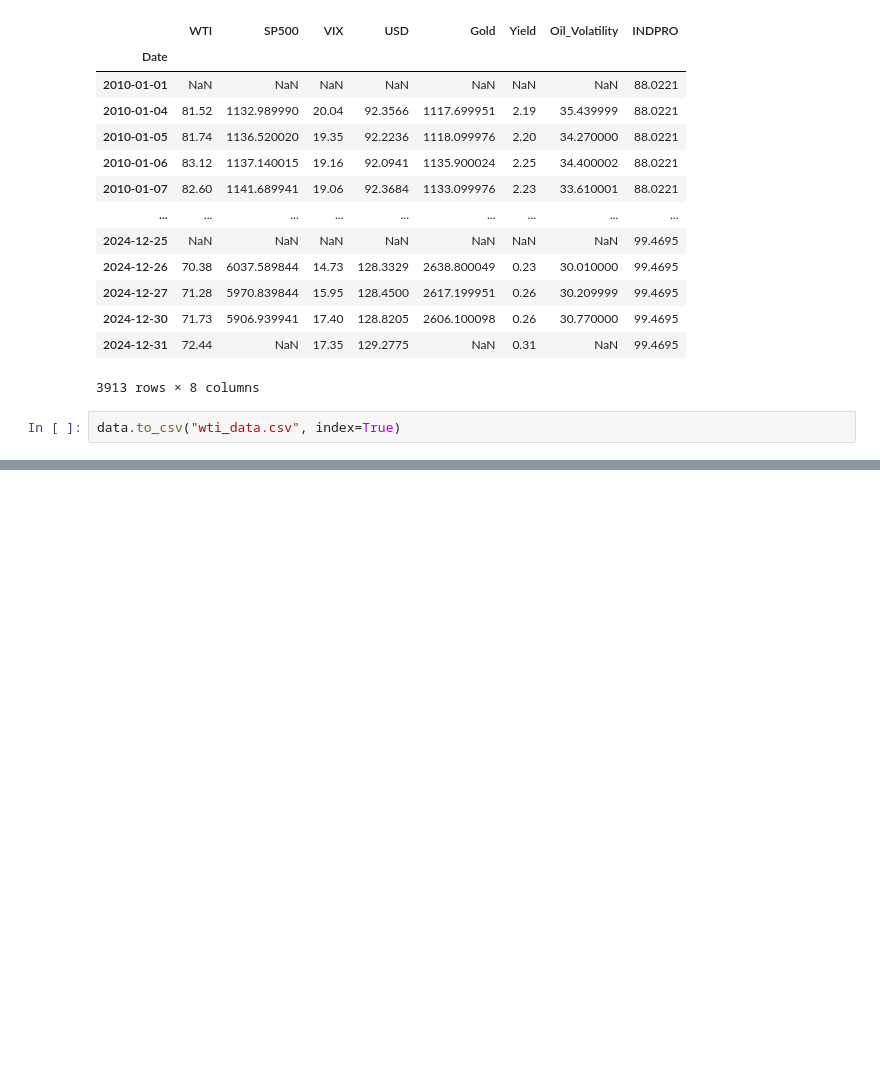
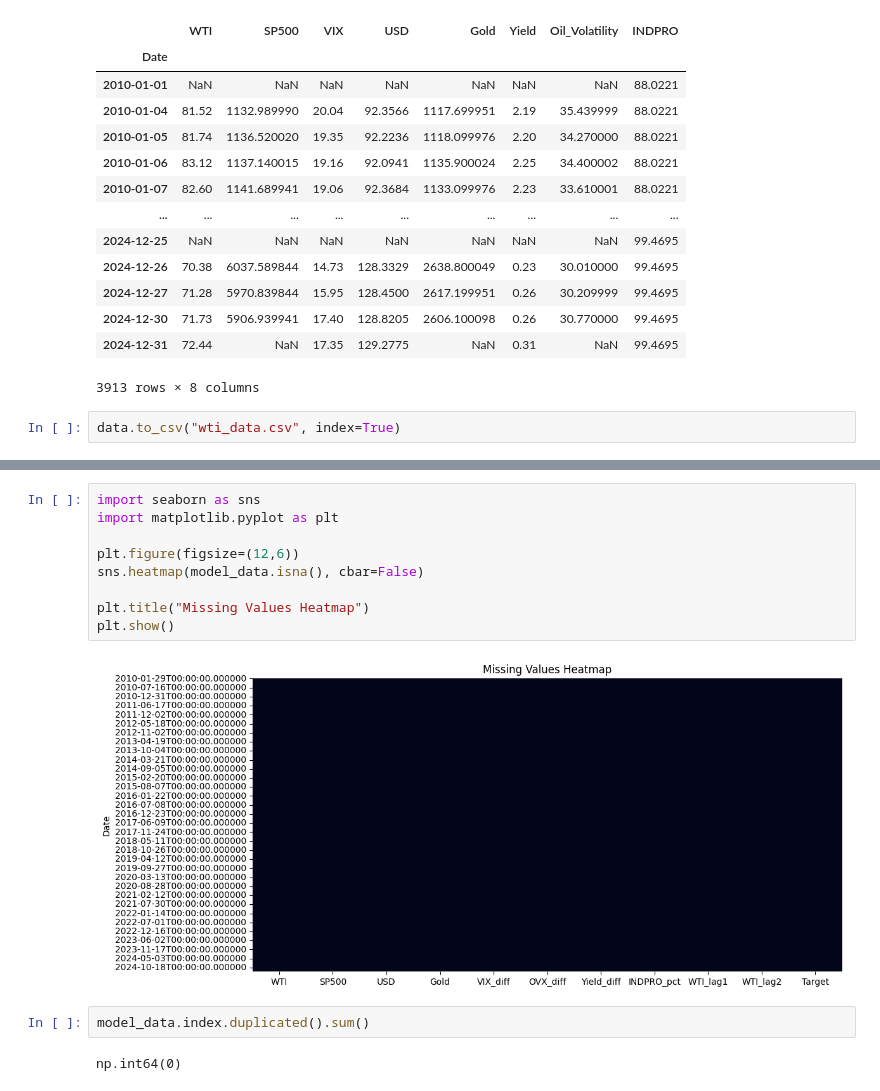
Before and after one commit to Carlson29/Crude-Oil-Prices-Model, a Jupyter notebook: code Files/oil_prediction.ipynb, the cells around one changed output, grey strips where cells are left out. Cells and saved outputs as stored; diff of their text form; blank space fills up the shorter version.

```diff
--- a/code Files/oil_prediction.ipynb
+++ b/code Files/oil_prediction.ipynb
@@ -365,0 +400,15 @@ Freq: W-SUN, Name: WTI, Length: 784, dtype: float64
+# %%
+import seaborn as sns
+import matplotlib.pyplot as plt
+
+plt.figure(figsize=(12,6))
+sns.heatmap(model_data.isna(), cbar=False)
+
+plt.title("Missing Values Heatmap")
+plt.show()
+# %% [output]
+[figure, added]
+# %%
+model_data.index.duplicated().sum()
+# %% [output]
+np.int64(0)
```
Also changed, not shown: parts of 29 cells of this notebook.
